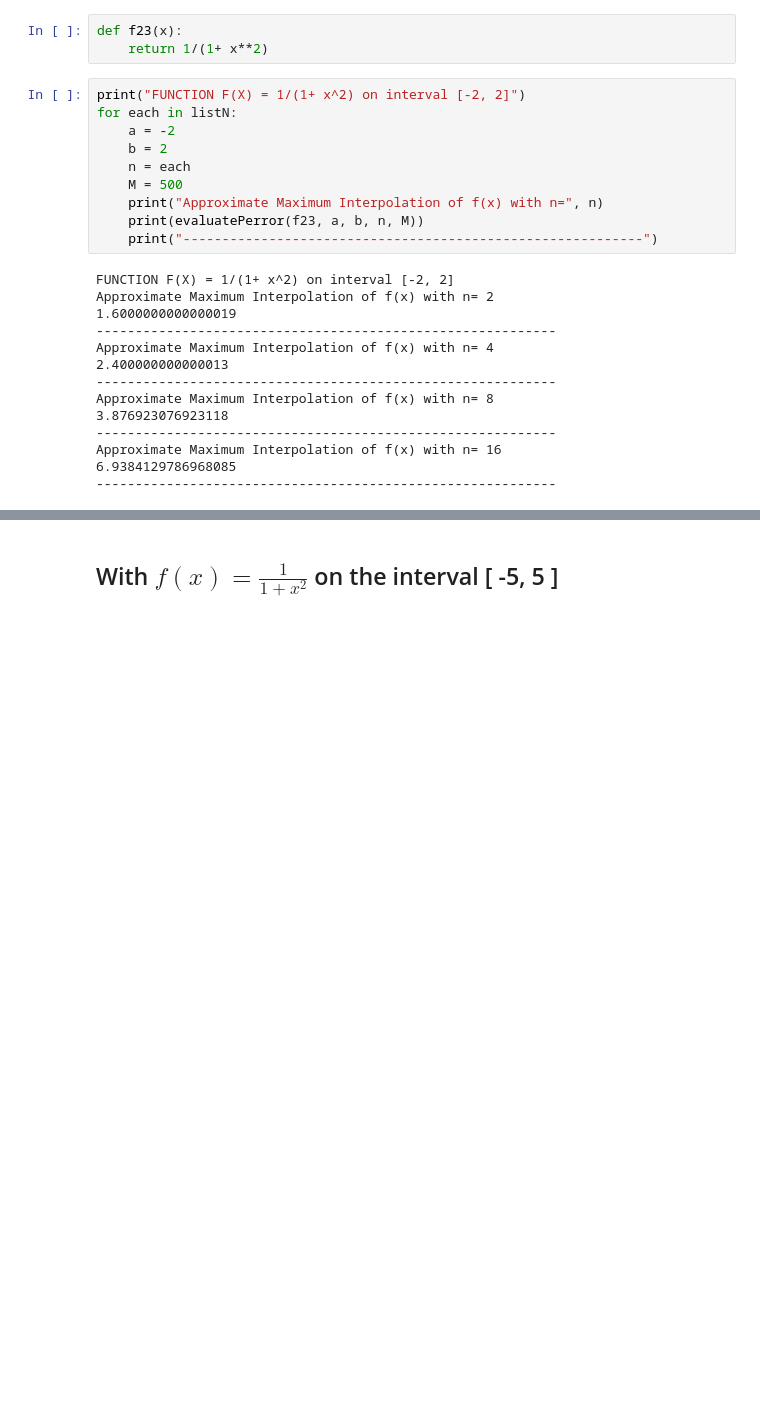
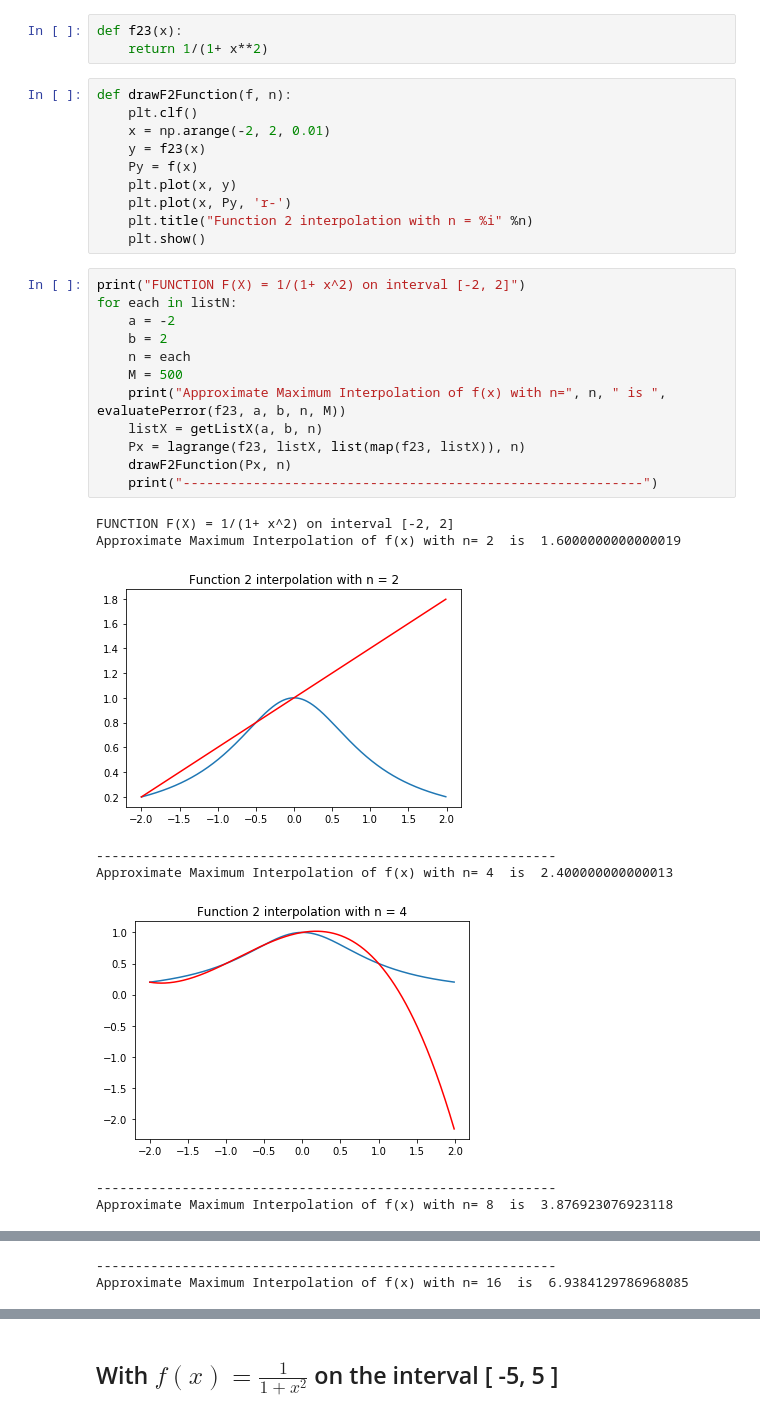
Before and after one commit to BestBonBai/ConU, a Jupyter notebook: COMP361/A4/program/Problem_1.ipynb, the cells around one changed output, grey strips where cells are left out. Drawn from its saved outputs; the diff is of its cells as text; blank space fills up the shorter version.

```diff
--- a/COMP361/A4/program/Problem_1.ipynb
+++ b/COMP361/A4/program/Problem_1.ipynb
@@ -107,27 +126,34 @@ Approximate Maximum Interpolation of f(x) with n= 16
 # %%
 def f23(x):
     return 1/(1+ x**2)
+# %%
+def drawF2Function(f, n):
+    plt.clf()
+    x = np.arange(-2, 2, 0.01)
+    y = f23(x)
+    Py = f(x)
+    plt.plot(x, y)
+    plt.plot(x, Py, 'r-')
+    plt.title("Function 2 interpolation with n = %i" %n)
+    plt.show()
 # %%
 print("FUNCTION F(X) = 1/(1+ x^2) on interval [-2, 2]")
 for each in listN:
     a = -2
     b = 2
     n = each
     M = 500
-    print("Approximate Maximum Interpolation of f(x) with n=", n)
-    print(evaluatePerror(f23, a, b, n, M))
+    print("Approximate Maximum Interpolation of f(x) with n=", n, " is ", evaluatePerror(f23, a, b, n, M))
+    listX = getListX(a, b, n)
+    Px = lagrange(f23, listX, list(map(f23, listX)), n)
+    drawF2Function(Px, n)
     print("-----------------------------------------------------------")
 # %% [output]
 FUNCTION F(X) = 1/(1+ x^2) on interval [-2, 2]
-Approximate Maximum Interpolation of f(x) with n= 2
-1.6000000000000019
------------------------------------------------------------
-Approximate Maximum Interpolation of f(x) with n= 4
-2.400000000000013
------------------------------------------------------------
-Approximate Maximum Interpolation of f(x) with n= 8
-3.876923076923118
------------------------------------------------------------
-Approximate Maximum Interpolation of f(x) with n= 16
-6.9384129786968085
------------------------------------------------------------
+Approximate Maximum Interpolation of f(x) with n= 2  is  1.6000000000000019
+[figure, added]
+-----------------------------------------------------------
+Approximate Maximum Interpolation of f(x) with n= 4  is  2.400000000000013
+[figure, added]
+-----------------------------------------------------------
+Approximate Maximum Interpolation of f(x) with n= 8  is  3.876923076923118
@@ -133,0 +161,2 @@ Approximate Maximum Interpolation of f(x) with n= 16
+-----------------------------------------------------------
+Approximate Maximum Interpolation of f(x) with n= 16  is  6.9384129786968085
```
Also changed, not shown: parts of 10 cells of this notebook, 5 other files.
